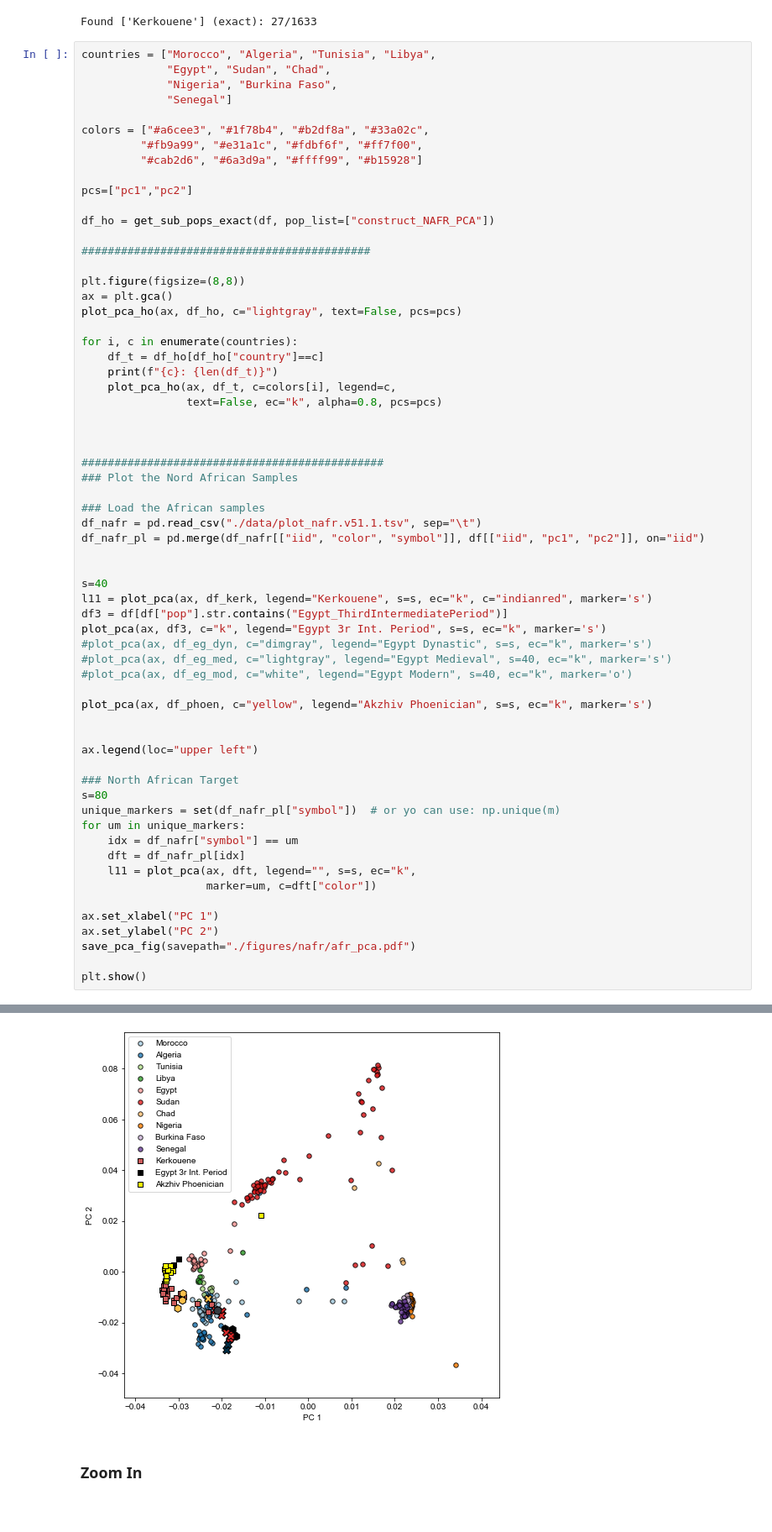
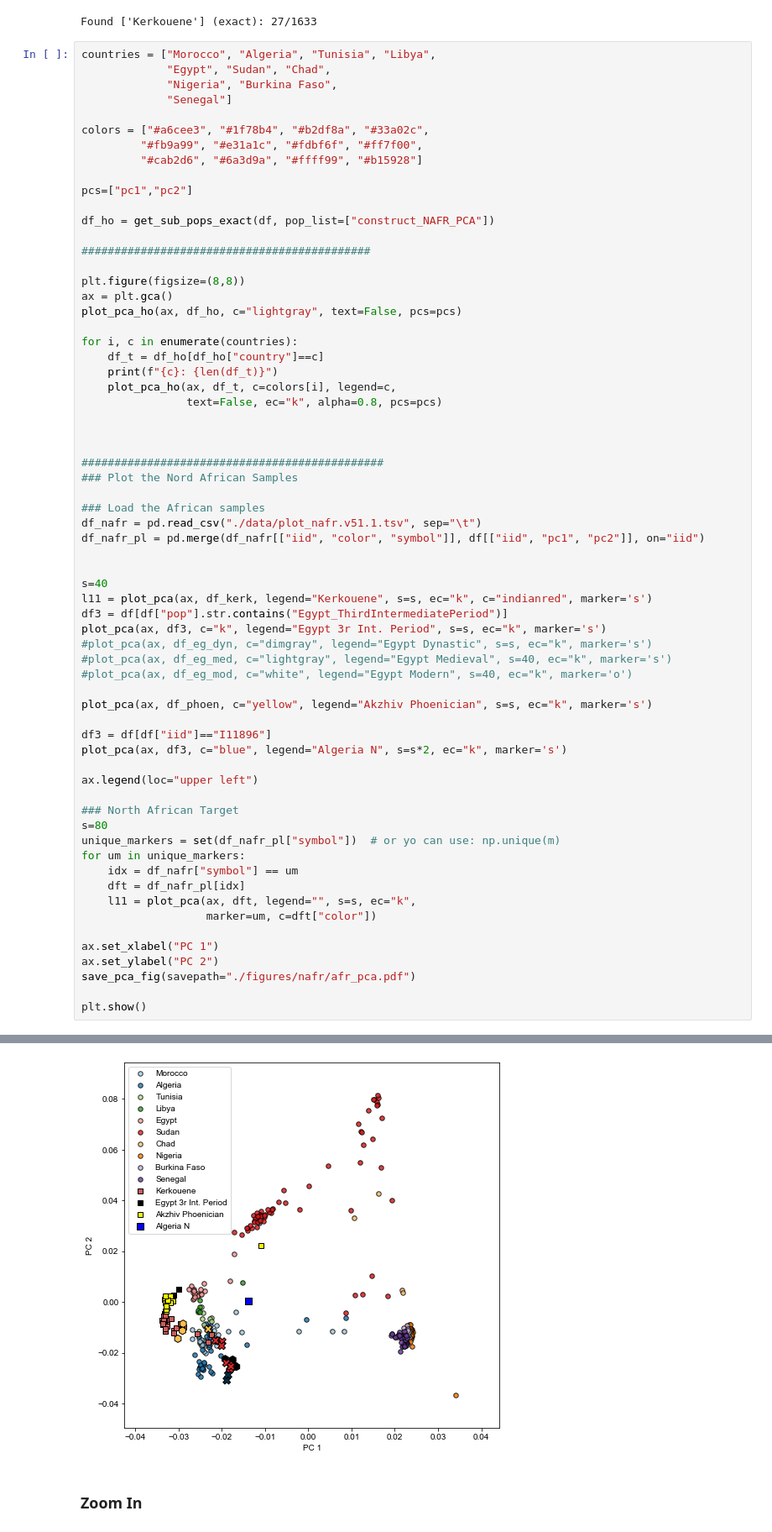
Before and after one commit to hringbauer/punic_aDNA, a Jupyter notebook: notebooks/pca/plot_pca_nafr.v49.1.ipynb, the cells around one changed output, grey strips where cells are left out. Shown: that part at 84% size. Cells and saved outputs as stored; diff of their text form.

Commit message:
Update PCA Figure

```diff
--- a/notebooks/pca/plot_pca_nafr.v49.1.ipynb
+++ b/notebooks/pca/plot_pca_nafr.v49.1.ipynb
@@ -573,37 +573,39 @@ plot_pca(ax, df3, c="k", legend="Egypt 3r Int. Period", s=s, ec="k", marker='s')
 
 plot_pca(ax, df_phoen, c="yellow", legend="Akzhiv Phoenician", s=s, ec="k", marker='s')
 
+df3 = df[df["iid"]=="I11896"]
+plot_pca(ax, df3, c="blue", legend="Algeria N", s=s*2, ec="k", marker='s')
 
 ax.legend(loc="upper left")
 
 ### North African Target
 s=80
 unique_markers = set(df_nafr_pl["symbol"])  # or yo can use: np.unique(m)
 for um in unique_markers:
     idx = df_nafr["symbol"] == um
     dft = df_nafr_pl[idx]
     l11 = plot_pca(ax, dft, legend="", s=s, ec="k",
                    marker=um, c=dft["color"])
 
 ax.set_xlabel("PC 1")
 ax.set_ylabel("PC 2")
 save_pca_fig(savepath="./figures/nafr/afr_pca.pdf")
 
 plt.show()
 # %% [output]
 Found ['construct_NAFR_PCA'] (exact): 307/1633
 Morocco: 40
 Algeria: 39
 Tunisia: 8
 Libya: 6
 Egypt: 22
 Sudan: 60
 Chad: 4
 Nigeria: 60
 Burkina Faso: 30
 Senegal: 37
 Saved to: ./figures/nafr/afr_pca.pdf
-[figure, old version]
+[figure, new version]
 # %% [markdown]
 ### Zoom In
 # %%
```
Also changed, not shown: parts of 2 cells of this notebook, 3 other files.
